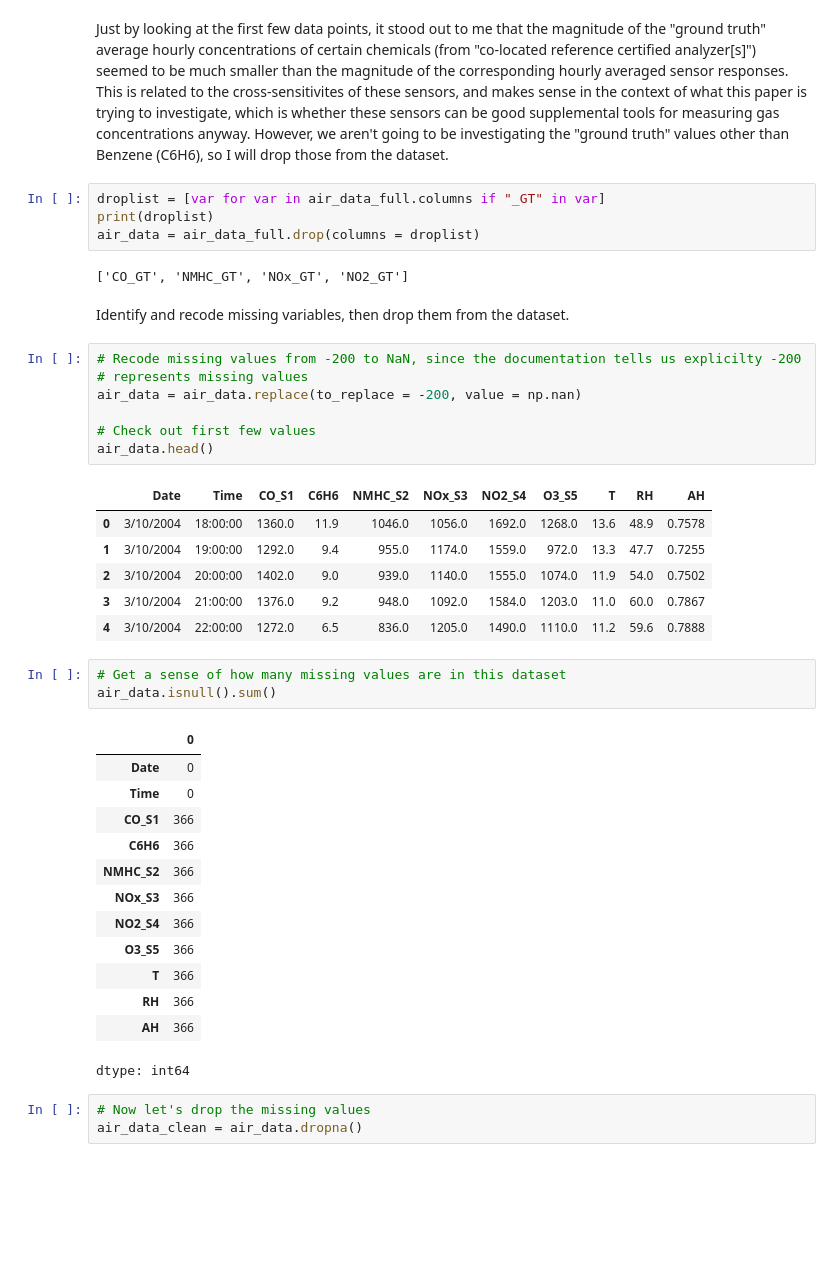
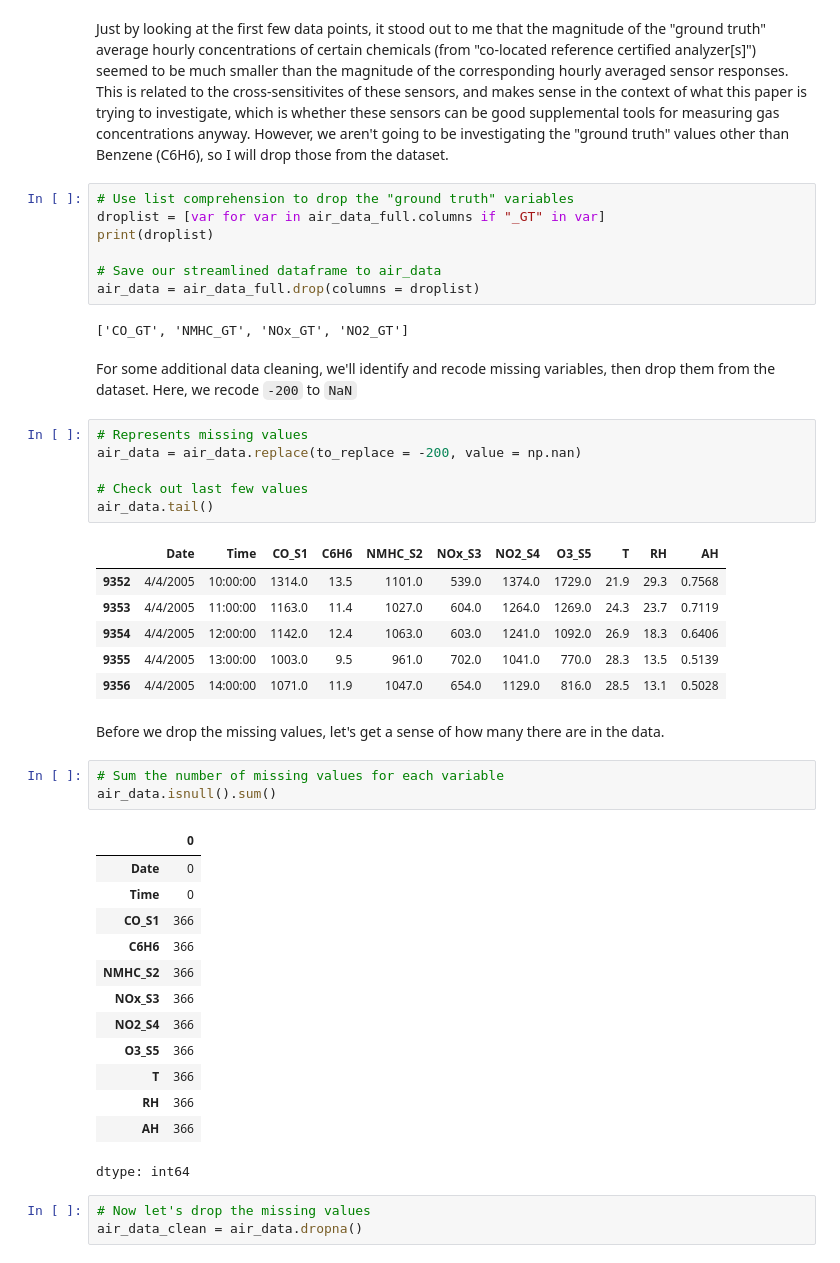
Before and after one commit to YefridC09/ST-554-Project1-Template, a Jupyter notebook: Task2/st554_project1_task2.ipynb, the cells around one changed output. Cells and saved outputs as stored; diff of their text form; blank space fills up the shorter version.

Commit message:
Updated first draft!

```diff
--- a/Task2/st554_project1_task2.ipynb
+++ b/Task2/st554_project1_task2.ipynb
@@ -157,29 +146,33 @@ air_data_full.head()
 # %% [markdown]
 Just by looking at the first few data points, it stood out to me that the magnitude of the "ground truth" average hourly concentrations of certain chemicals (from "co-located reference certified analyzer[s]") seemed to be much smaller than the magnitude of the corresponding hourly averaged sensor responses. This is related to the cross-sensitivites of these sensors, and makes sense in the context of what this paper is trying to investigate, which is whether these sensors can be good supplemental tools for measuring gas concentrations anyway. However, we aren't going to be investigating the "ground truth" values other than Benzene (C6H6), so I will drop those from the dataset.
 # %%
+# Use list comprehension to drop the "ground truth" variables
 droplist = [var for var in air_data_full.columns if "_GT" in var]
 print(droplist)
+
+# Save our streamlined dataframe to air_data
 air_data = air_data_full.drop(columns = droplist)
 # %% [output]
 ['CO_GT', 'NMHC_GT', 'NOx_GT', 'NO2_GT']
 # %% [markdown]
-Identify and recode missing variables, then drop them from the dataset.
+For some additional data cleaning, we'll identify and recode missing variables, then drop them from the dataset. Here, we recode `-200` to `NaN`
 # %%
-# Recode missing values from -200 to NaN, since the documentation tells us explicilty -200
-# represents missing values
+# Represents missing values
 air_data = air_data.replace(to_replace = -200, value = np.nan)
 
-# Check out first few values
-air_data.head()
+# Check out last few values
+air_data.tail()
 # %% [output]
 |  | Date | Time | CO_S1 | C6H6 | NMHC_S2 | NOx_S3 | NO2_S4 | O3_S5 | T | RH | AH |
-| 0 | 3/10/2004 | 18:00:00 | 1360.0 | 11.9 | 1046.0 | 1056.0 | 1692.0 | 1268.0 | 13.6 | 48.9 | 0.7578 |
-| 1 | 3/10/2004 | 19:00:00 | 1292.0 | 9.4 | 955.0 | 1174.0 | 1559.0 | 972.0 | 13.3 | 47.7 | 0.7255 |
-| 2 | 3/10/2004 | 20:00:00 | 1402.0 | 9.0 | 939.0 | 1140.0 | 1555.0 | 1074.0 | 11.9 | 54.0 | 0.7502 |
-| 3 | 3/10/2004 | 21:00:00 | 1376.0 | 9.2 | 948.0 | 1092.0 | 1584.0 | 1203.0 | 11.0 | 60.0 | 0.7867 |
-| 4 | 3/10/2004 | 22:00:00 | 1272.0 | 6.5 | 836.0 | 1205.0 | 1490.0 | 1110.0 | 11.2 | 59.6 | 0.7888 |
+| 9352 | 4/4/2005 | 10:00:00 | 1314.0 | 13.5 | 1101.0 | 539.0 | 1374.0 | 1729.0 | 21.9 | 29.3 | 0.7568 |
+| 9353 | 4/4/2005 | 11:00:00 | 1163.0 | 11.4 | 1027.0 | 604.0 | 1264.0 | 1269.0 | 24.3 | 23.7 | 0.7119 |
+| 9354 | 4/4/2005 | 12:00:00 | 1142.0 | 12.4 | 1063.0 | 603.0 | 1241.0 | 1092.0 | 26.9 | 18.3 | 0.6406 |
+| 9355 | 4/4/2005 | 13:00:00 | 1003.0 | 9.5 | 961.0 | 702.0 | 1041.0 | 770.0 | 28.3 | 13.5 | 0.5139 |
+| 9356 | 4/4/2005 | 14:00:00 | 1071.0 | 11.9 | 1047.0 | 654.0 | 1129.0 | 816.0 | 28.5 | 13.1 | 0.5028 |
+# %% [markdown]
+Before we drop the missing values, let's get a sense of how many there are in the data.
 # %%
-# Get a sense of how many missing values are in this dataset
+# Sum the number of missing values for each variable
 air_data.isnull().sum()
 # %% [output]
 |  | 0 |
```
Also changed, not shown: parts of 29 cells of this notebook.
